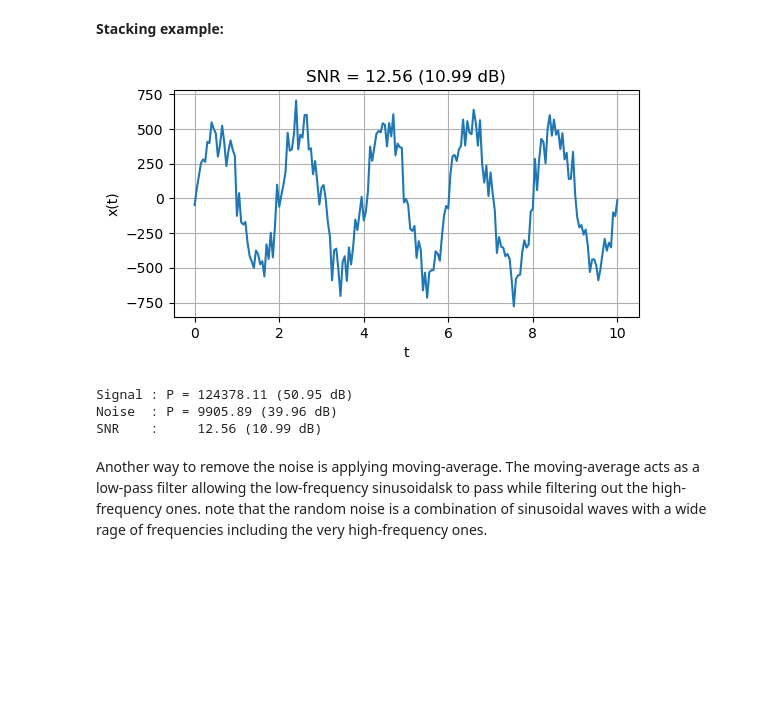
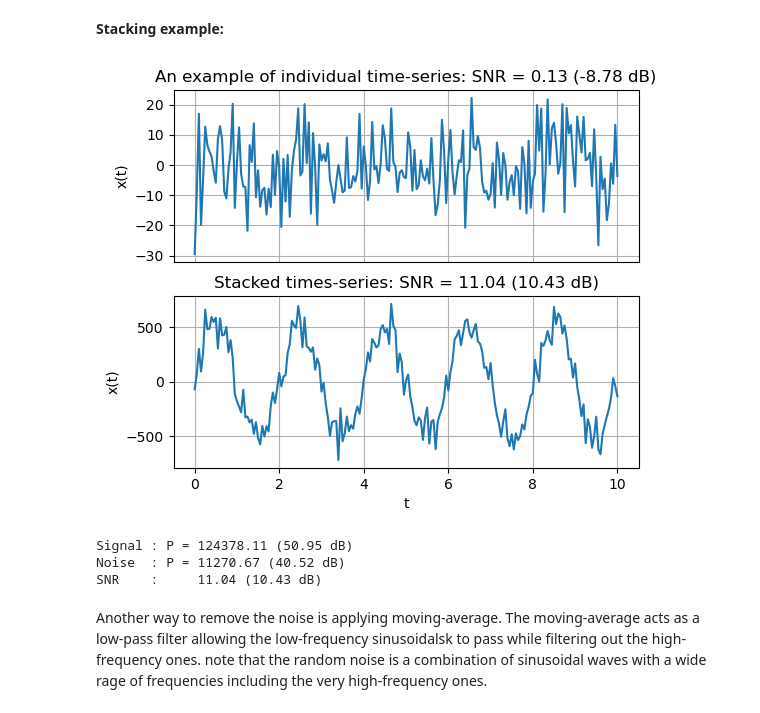
Before and after one commit to globalseismology/avni-courses.solid-earth-fundamentals, a Jupyter notebook: Field_Trip_2_Geophysics/Field_Geophysics.ipynb, the cells around one changed output. Cells and saved outputs as stored; diff of their text form; code cells hidden in the pictures; blank space fills up the shorter version.

Commit message:
SP More on Cs vapor magnetometer + update a plot for stacking

```diff
--- a/Field_Trip_2_Geophysics/Field_Geophysics.ipynb
+++ b/Field_Trip_2_Geophysics/Field_Geophysics.ipynb
@@ -687,20 +745,33 @@ snr100_dB = P_signal100_dB - P_noise100_dB
 # %%
-plt.figure(figsize=[6,3], dpi=100)
+plt.figure(figsize=[6,5], dpi=100)
+plt.subplot(2,1,1)
+plt.plot(t,x_individuals[23,:])
+plt.tick_params(
+    axis='x',          # changes apply to the x-axis
+    which='both',      # both major and minor ticks are affected
+    bottom=False,      # ticks along the bottom edge are off
+    top=False,         # ticks along the top edge are off
+    labelbottom=False) # labels along the bottom edge are off
+plt.ylabel('x(t)')
+plt.grid()
+plt.title('An example of individual time-series: SNR = %.2f (%.2f dB)' % (snr_individual, snr_individual_dB))
+
+plt.subplot(2,1,2)
 plt.plot(t,x_all100)
 plt.grid()
 plt.xlabel('t')
 plt.ylabel('x(t)')
-plt.title('SNR = %.2f (%.2f dB)' % (snr100, snr100_dB))
+plt.title('Stacked times-series: SNR = %.2f (%.2f dB)' % (snr100, snr100_dB))
 plt.show()
 
 print('Signal : P = %.2f (%.2f dB)' % (P_signal100, P_signal100_dB))
 print('Noise  : P = %.2f (%.2f dB)' % (P_noise100, P_noise100_dB))
 print('SNR    :     %.2f (%.2f dB)' % (snr100, snr100_dB))
 # %% [output]
-[figure, old version]
+[figure, new version]
 Signal : P = 124378.11 (50.95 dB)
-Noise  : P = 9905.89 (39.96 dB)
-SNR    :     12.56 (10.99 dB)
+Noise  : P = 11270.67 (40.52 dB)
+SNR    :     11.04 (10.43 dB)
 # %% [markdown]
 Another way to remove the noise is applying moving-average. The moving-average acts as a low-pass filter allowing the low-frequency sinusoidalsk to pass while filtering out the high-frequency ones. note that the random noise is a combination of sinusoidal waves with a wide rage of frequencies including the very high-frequency ones.
 # %%
```
Also changed, not shown: parts of 7 cells of this notebook.
